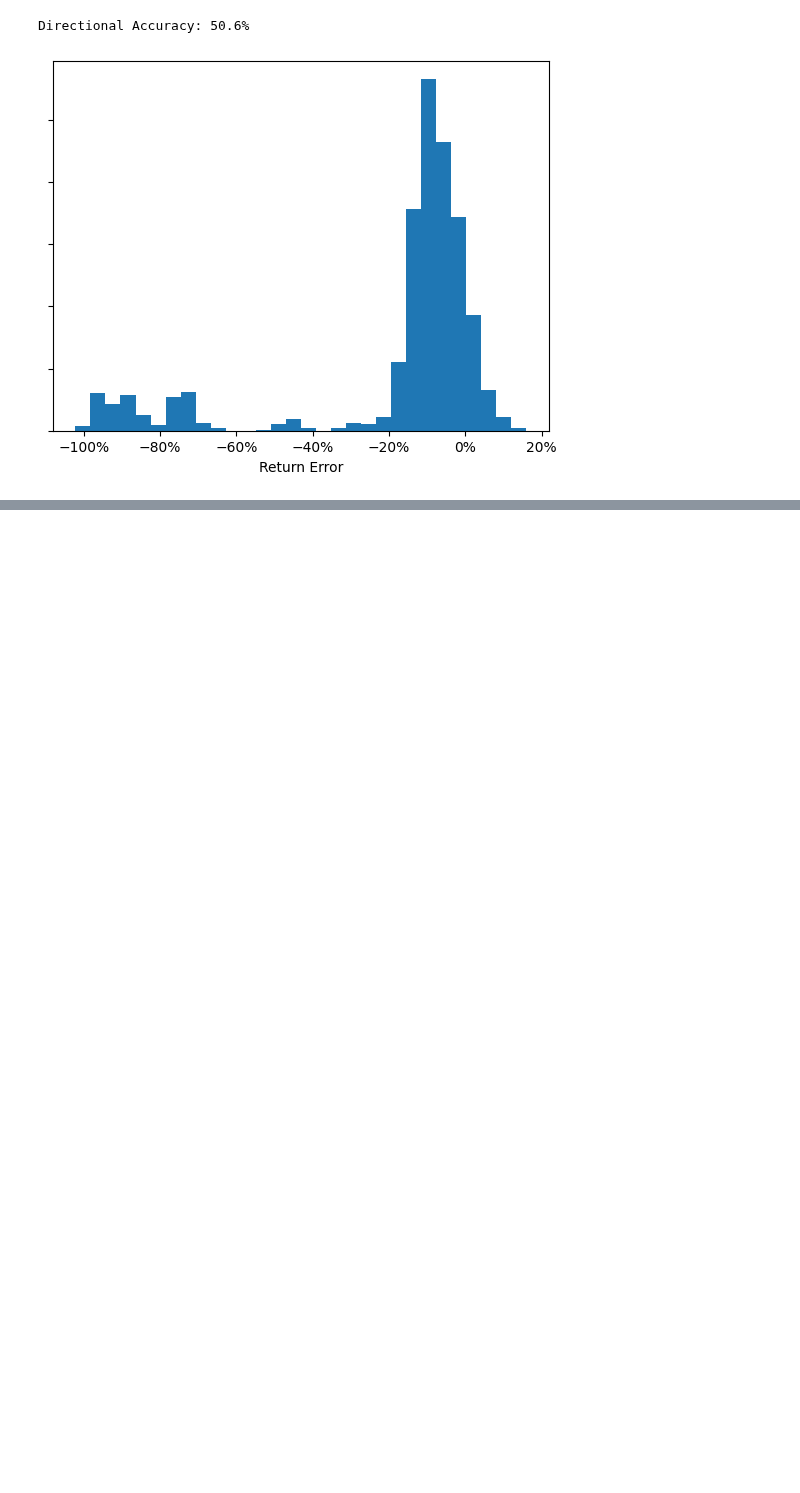
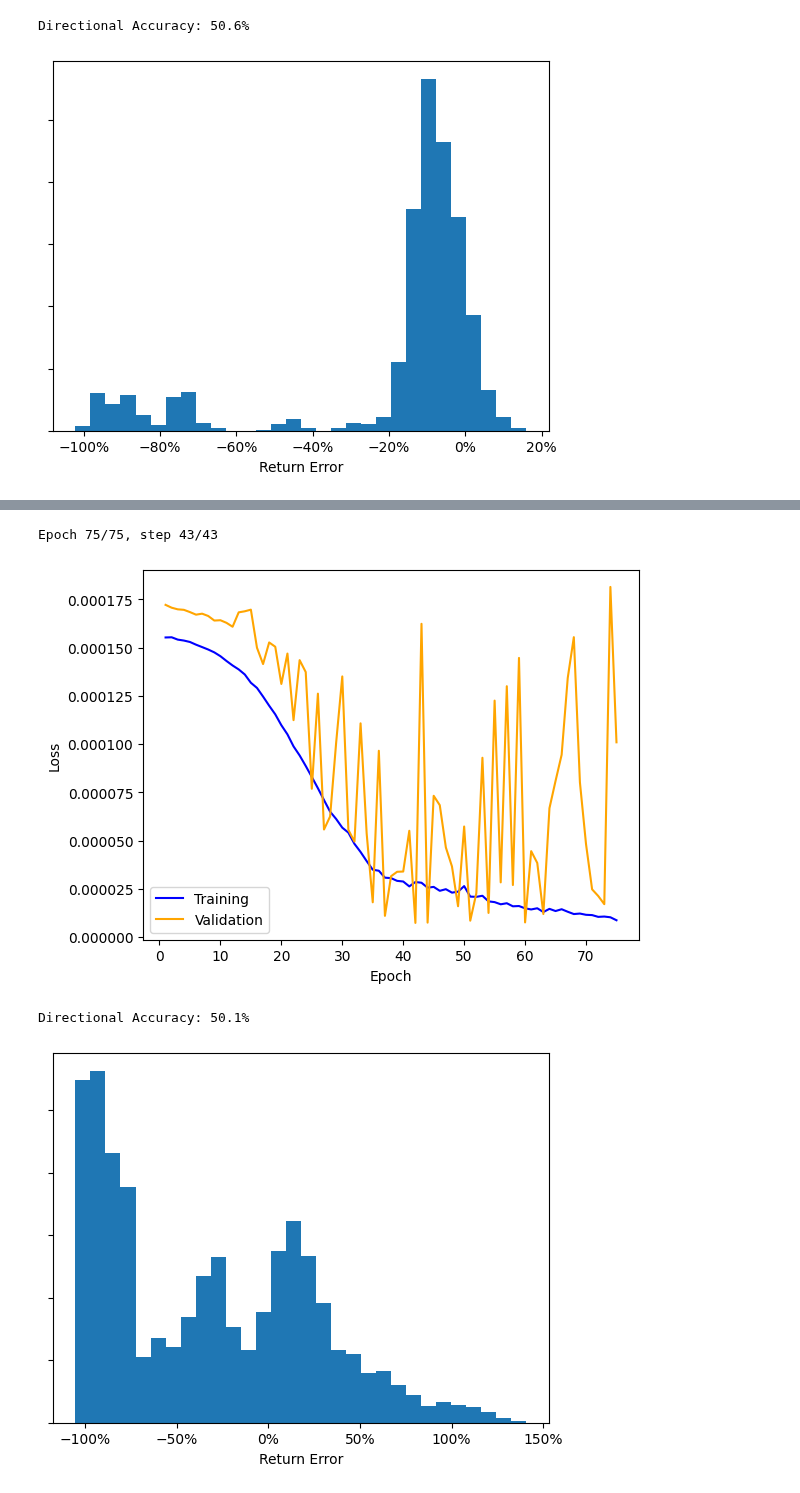
Before and after one commit to adamcataldo/letsbuildmodels, a Jupyter notebook: notebooks/stock_forecasting/market_forecasts.ipynb, the cells around one changed output, grey strips where cells are left out. Saved outputs shown, nothing was run; the diff lists cells and outputs as text; code cells hidden in the pictures; blank space fills up the shorter version.

```diff
--- a/notebooks/stock_forecasting/market_forecasts.ipynb
+++ b/notebooks/stock_forecasting/market_forecasts.ipynb
@@ -144,0 +219,25 @@ Directional Accuracy: 50.6%
+# %%
+class RNNBased(torch.nn.Module):
+    def __init__(self):
+        super().__init__()
+        self.gru = nn.GRU(1, 32, 5, batch_first=True)
+        self.layer_1 = nn.Linear(32, 32)
+        self.batch_norm = nn.BatchNorm1d(32)
+        self.layer_2 = nn.Linear(32, 1)
+
+    def forward(self, x):
+        (_, h) = self.gru(x)
+        x = h[-1]
+        x = self.layer_1(x)
+        x = self.batch_norm(x)
+        x = F.relu(x)
+        x = self.layer_2(x)
+        return x
+
+model = RNNBased()
+validate_model(model, processor256, epochs=75, loss_fn=loss, device='cpu')
+# %% [output]
+Epoch 75/75, step 43/43
+[figure, added]
+Directional Accuracy: 50.1%
+[figure, added]
```
Also changed, not shown: parts of 3 cells of this notebook.
